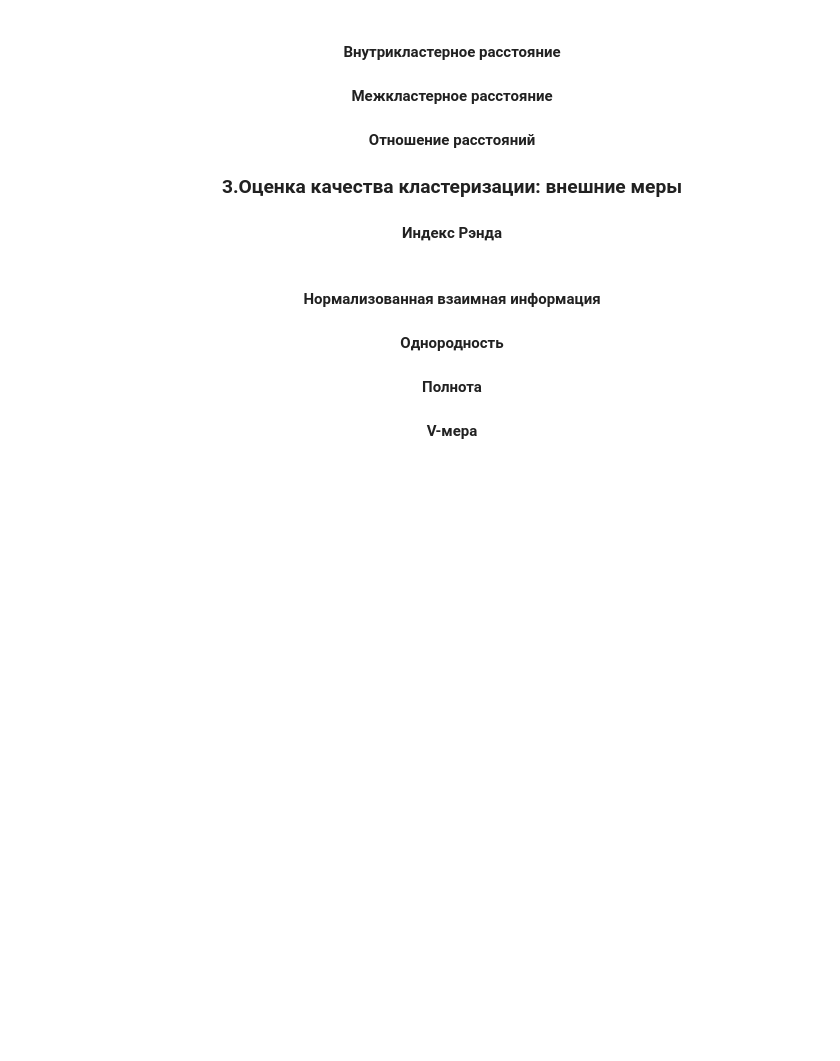
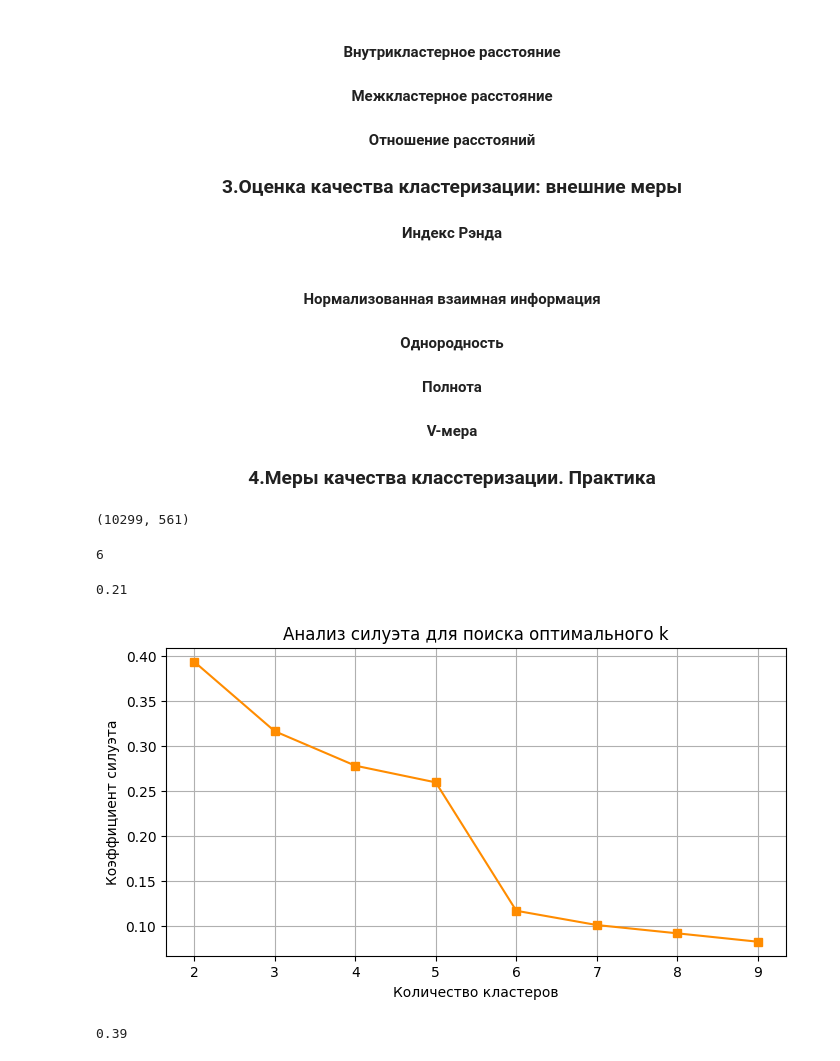
Before and after one commit to Kagemushe/sf_data_science, a Jupyter notebook: Block_6/Block_6_5.ipynb, the cells around one changed output. Drawn from its saved outputs; the diff is of its cells as text; code cells hidden in the pictures; blank space fills up the shorter version.

```diff
--- a/Block_6/Block_6_5.ipynb
+++ b/Block_6/Block_6_5.ipynb
@@ -42,3 +42,4 @@
 #### <center>Однородность<center>
 #### <center>Полнота<center>
 #### <center>V-мера<center>
+### <center>4.Меры качества класстеризации. Практика<center>
@@ -44,0 +53,56 @@
+# %%
+# Задание 4.1
+
+X_train = np.loadtxt("C:\\IDE\\data\\Block_6\\train.txt")
+y_train = np.loadtxt("C:\\IDE\\data\\Block_6\\train_labels.txt")
+
+X_test = np.loadtxt("C:\\IDE\\data\\Block_6\\test.txt")
+y_test = np.loadtxt("C:\\IDE\\data\\Block_6\\test_labels.txt")
+X = np.concatenate((X_train, X_test))
+y = np.concatenate((y_train, y_test))
+X.shape
+# %% [output]
+(10299, 561)
+# %%
+# Задание 4.2
+
+print(len(np.unique(y)))
+# %% [output]
+6
+# %%
+# Задание 4.3
+
+scaler = StandardScaler()
+X_scaled = scaler.fit_transform(X)
+
+print(np.round(X_scaled[0][0],2))
+# %% [output]
+0.21
+# %%
+# Задание 4.4(1)
+
+def get_silhouette(cluster_num, X_scaled):
+    kmeans = KMeans(init='k-means++', n_clusters=cluster_num, random_state=42)
+    kmeans.fit(X_scaled)
+    silhouette = silhouette_score(X_scaled, kmeans.labels_)
+    return silhouette
+
+silhouette = []
+for cluster_num in range(2,10):
+    silhouette.append(get_silhouette(cluster_num, X_scaled))
+
+plt.figure(figsize=(8, 4))
+plt.plot(range(2, 10), silhouette, marker='s', color='darkorange')
+plt.title('Анализ силуэта для поиска оптимального k')
+plt.xlabel('Количество кластеров')
+plt.ylabel('Коэффициент силуэта')
+plt.grid(True)
+plt.show()
+
+kmeans = KMeans(init='k-means++', n_clusters=2, random_state=42)
+kmeans.fit(X_scaled)
+silhouette = silhouette_score(X_scaled, kmeans.labels_)
+print(np.round(silhouette,2))
+# %% [output]
+[figure, added]
+0.39
```
Also changed, not shown: parts of 9 cells of this notebook.
